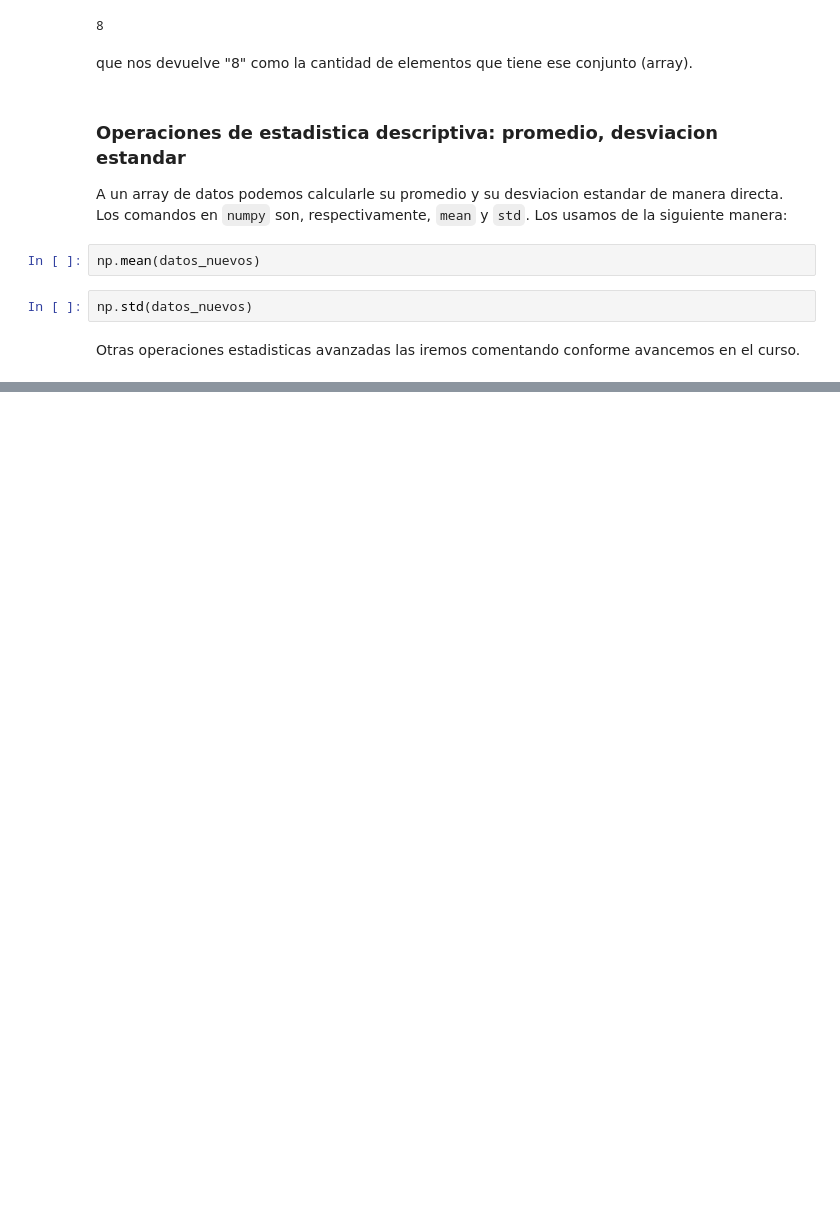
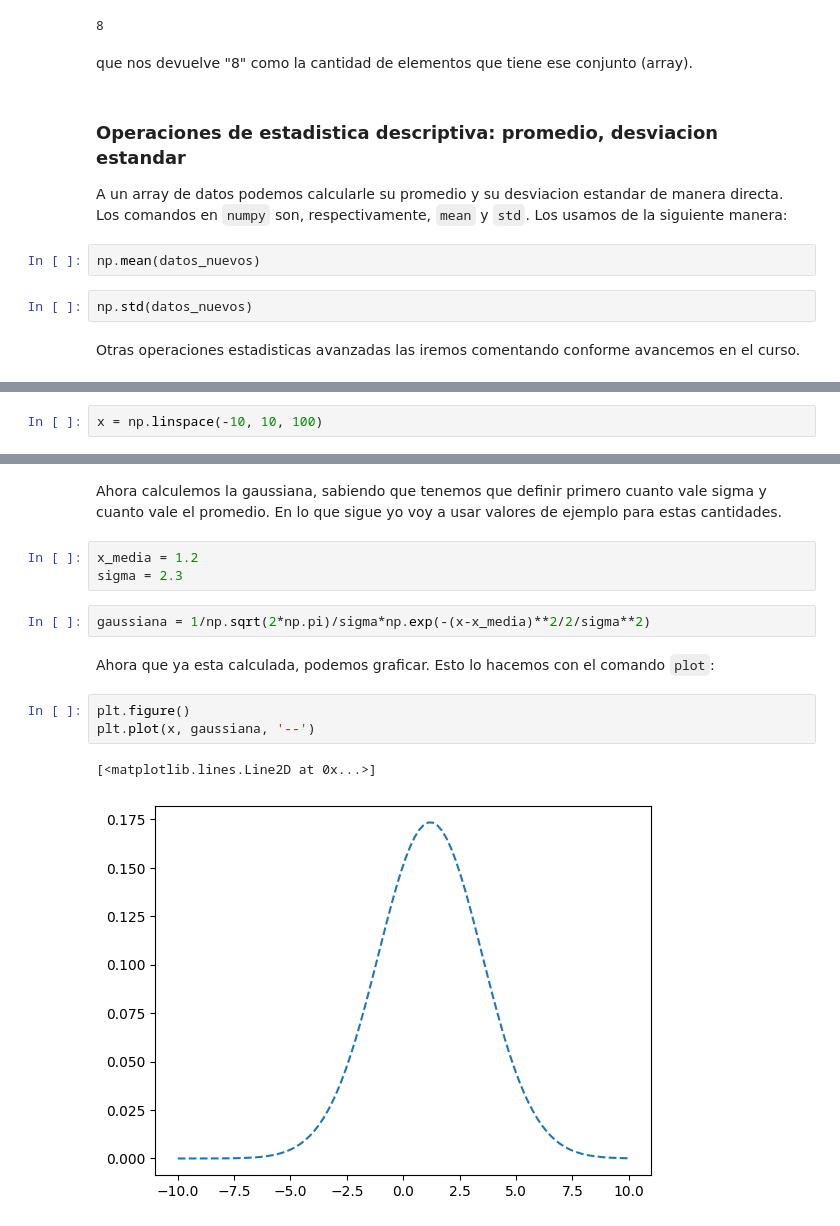
Before and after one commit to pablocobelli/laboratorio1, a Jupyter notebook: notebooks/Referencia_rapida_Laboratorio_1.ipynb, the cells around one changed output, grey strips where cells are left out. Cells and saved outputs as stored; diff of their text form; blank space fills up the shorter version.

Commit message:
Agregado de como graficar una gaussiana.
Verano de 2024.

```diff
--- a/notebooks/Referencia_rapida_Laboratorio_1.ipynb
+++ b/notebooks/Referencia_rapida_Laboratorio_1.ipynb
@@ -287,0 +300,2 @@ curso.
+# %%
+x = np.linspace(-10, 10, 100)
@@ -287,0 +327,15 @@ curso.
+# %% [markdown]
+Ahora calculemos la gaussiana, sabiendo que tenemos que definir primero cuanto vale sigma y cuanto vale el promedio. En lo que sigue yo voy a usar valores de ejemplo para estas cantidades.
+# %%
+x_media = 1.2
+sigma = 2.3
+# %%
+gaussiana = 1/np.sqrt(2*np.pi)/sigma*np.exp(-(x-x_media)**2/2/sigma**2)
+# %% [markdown]
+Ahora que ya esta calculada, podemos graficar. Esto lo hacemos con el comando `plot`:
+# %%
+plt.figure()
+plt.plot(x, gaussiana, '--')
+# %% [output]
+[<matplotlib.lines.Line2D at 0x...>]
+[figure, added]
```
Also changed, not shown: parts of 5 cells of this notebook.
